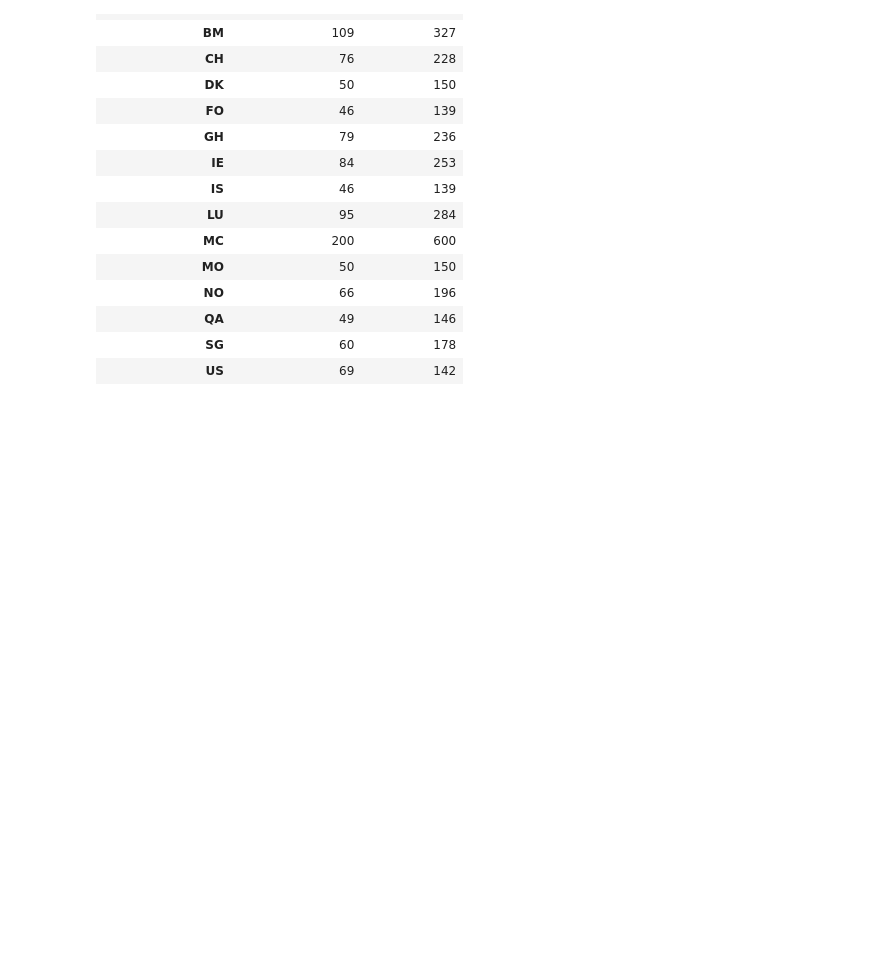
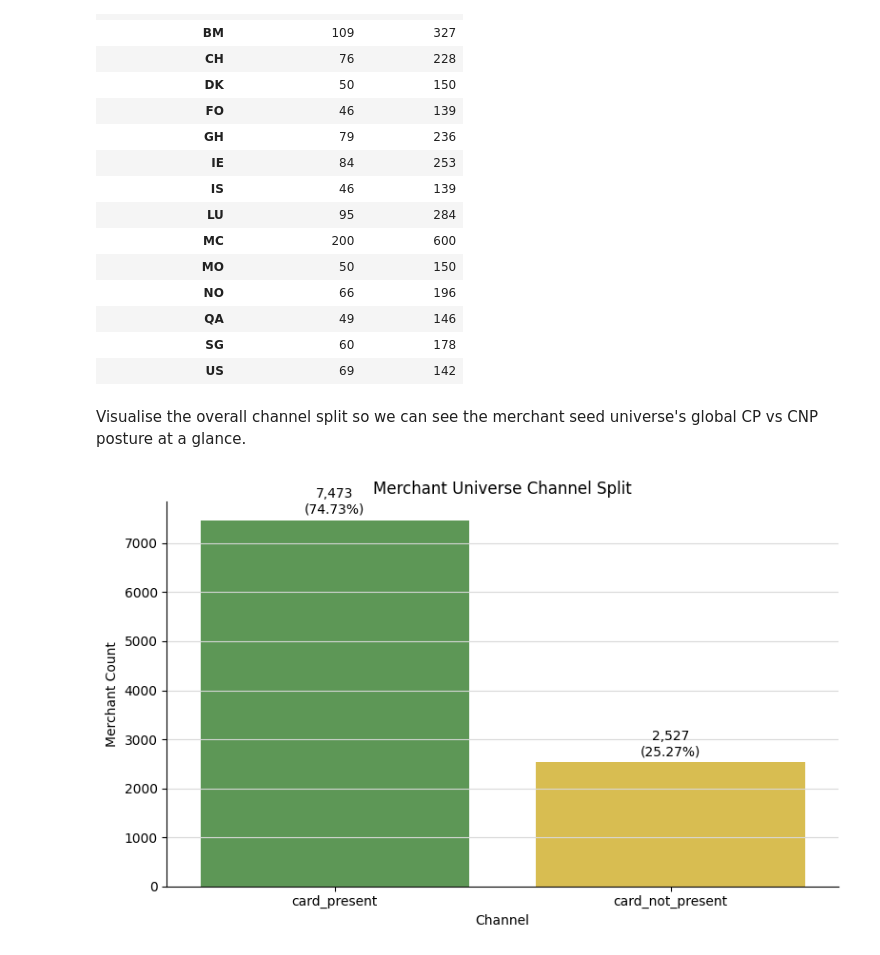
Before and after one commit to EsosaOrumwese/fraud-detection-system, a Jupyter notebook: analysis/dev_full_offline_investigation/00_investigation/notebooks/00_understanding_governed_data_world_p1.ipynb, the cells around one changed output. Drawn from its saved outputs; the diff is of its cells as text; code cells hidden in the pictures; blank space fills up the shorter version.

```diff
--- a/analysis/dev_full_offline_investigation/00_investigation/notebooks/00_understanding_governed_data_world_p1.ipynb
+++ b/analysis/dev_full_offline_investigation/00_investigation/notebooks/00_understanding_governed_data_world_p1.ipynb
@@ -388,3 +483,33 @@ pd.crosstab(
 | QA | 49 | 146 |
 | SG | 60 | 178 |
 | US | 69 | 142 |
+# %% [markdown]
+Visualise the overall channel split so we can see the merchant seed universe's global CP vs CNP posture at a glance.
+# %%
+# Rebuild the channel summary with percentage labels so the bar chart can show both counts and share.
+channel_plot_df = merchant_ids_df["channel"].value_counts(dropna=False).rename_axis("channel").reset_index(name="merchant_count")
+channel_plot_df["merchant_share_pct"] = (channel_plot_df["merchant_count"] / len(merchant_ids_df) * 100).round(2)
+
+# Plot the two channel categories directly because this is a simple composition check rather than a ranked concentration chart.
+fig, ax = plt.subplots(figsize=(8, 5))
+sns.barplot(data=channel_plot_df, x="channel", y="merchant_count", hue="channel", dodge=False, palette=["#54A24B", "#EECA3B"], ax=ax)
+legend = ax.get_legend()
+if legend is not None:
+    legend.remove()
+
+ax.set_title("Merchant Universe Channel Split")
+ax.set_xlabel("Channel")
+ax.set_ylabel("Merchant Count")
+ax.spines["top"].set_visible(False)
+ax.spines["right"].set_visible(False)
+ax.grid(axis="y", color="#D9D9D9", linewidth=0.8)
+ax.grid(axis="x", visible=False)
+
+# Write count and percentage above each bar so the chart is readable without referring back to the table.
+for i, row in channel_plot_df.reset_index(drop=True).iterrows():
+    ax.text(i, row["merchant_count"] + 80, f"{row['merchant_count']:,}\n({row['merchant_share_pct']:.2f}%)", ha="center", va="bottom", fontsize=10)
+
+plt.tight_layout()
+plt.show()
+# %% [output]
+[figure, added]
```
Also changed, not shown: parts of 9 cells of this notebook.
